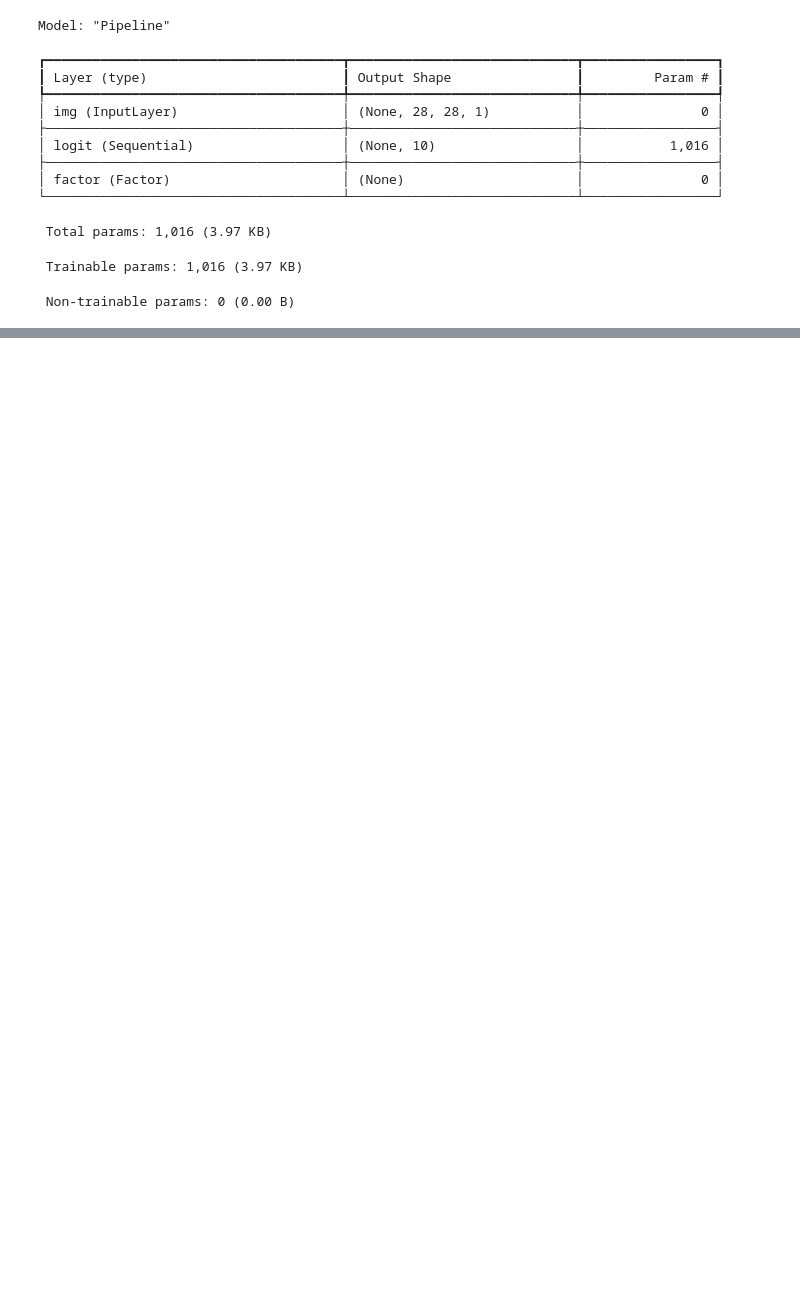
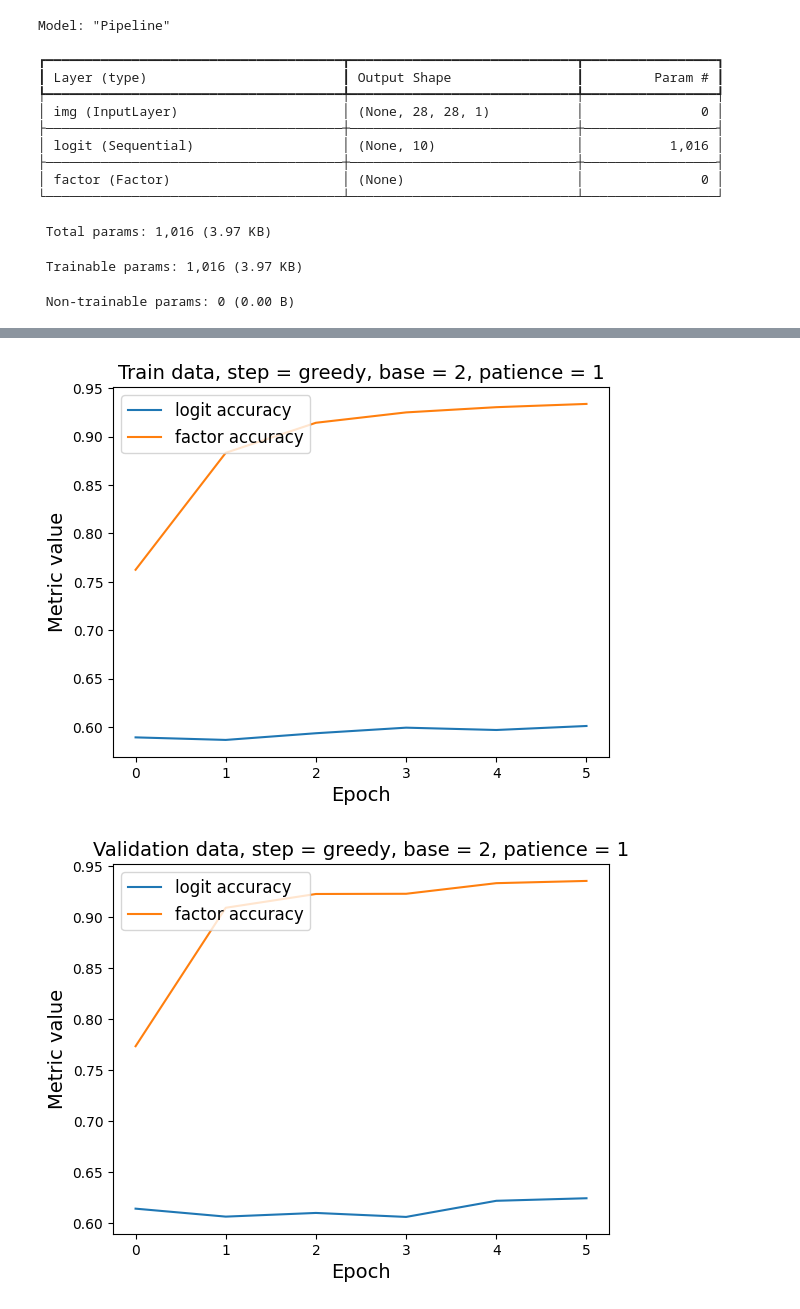
Before and after one commit to archqua/pipeline_training, a Jupyter notebook: mnist_experiment.ipynb, the cells around one changed output, grey strips where cells are left out. Cells and saved outputs as stored; diff of their text form; code cells hidden in the pictures; blank space fills up the shorter version.

```diff
--- a/mnist_experiment.ipynb
+++ b/mnist_experiment.ipynb
@@ -287,9 +424,14 @@ def pipeline_eval_loop(
 # %%
-pipeline_train_loop(
+train_drifted_metrics = pipeline_eval_loop(pp, train_drifted_factored)
+val_drifted_metrics = pipeline_eval_loop(pp, val_drifted_factored)
+train_metrics, val_metrics = pipeline_train_loop(
     pp,
     train_drifted_factored,
     val_dataset=val_drifted_factored,
     optimizer=tf.keras.optimizers.Adam(),
-    epochs=5,
+    step=alg,
+    epochs=train_epochs,
 )
+train_metrics = [train_drifted_metrics] + train_metrics
+val_metrics = [val_drifted_metrics] + val_metrics
 # %% [output]
@@ -335,0 +451,15 @@ HTMLMath(value='\tlogit_accuracy: 0.0000\tfactor_accuracy: 0.0000', description=
+# %%
+plot_pipeline_history(
+    train_metrics,
+    title=f"Train data, step = {alg}, base = {base}, patience = {patience}",
+)
+plt.show()
+plot_pipeline_history(
+    val_metrics,
+    title=f"Validation data, step = {alg}, base = {base}, patience = {patience}",
+)
+plt.show()
+# TODO store
+# %% [output]
+[figure, added]
+[figure, added]
```
Also changed, not shown: parts of 16 cells of this notebook.
